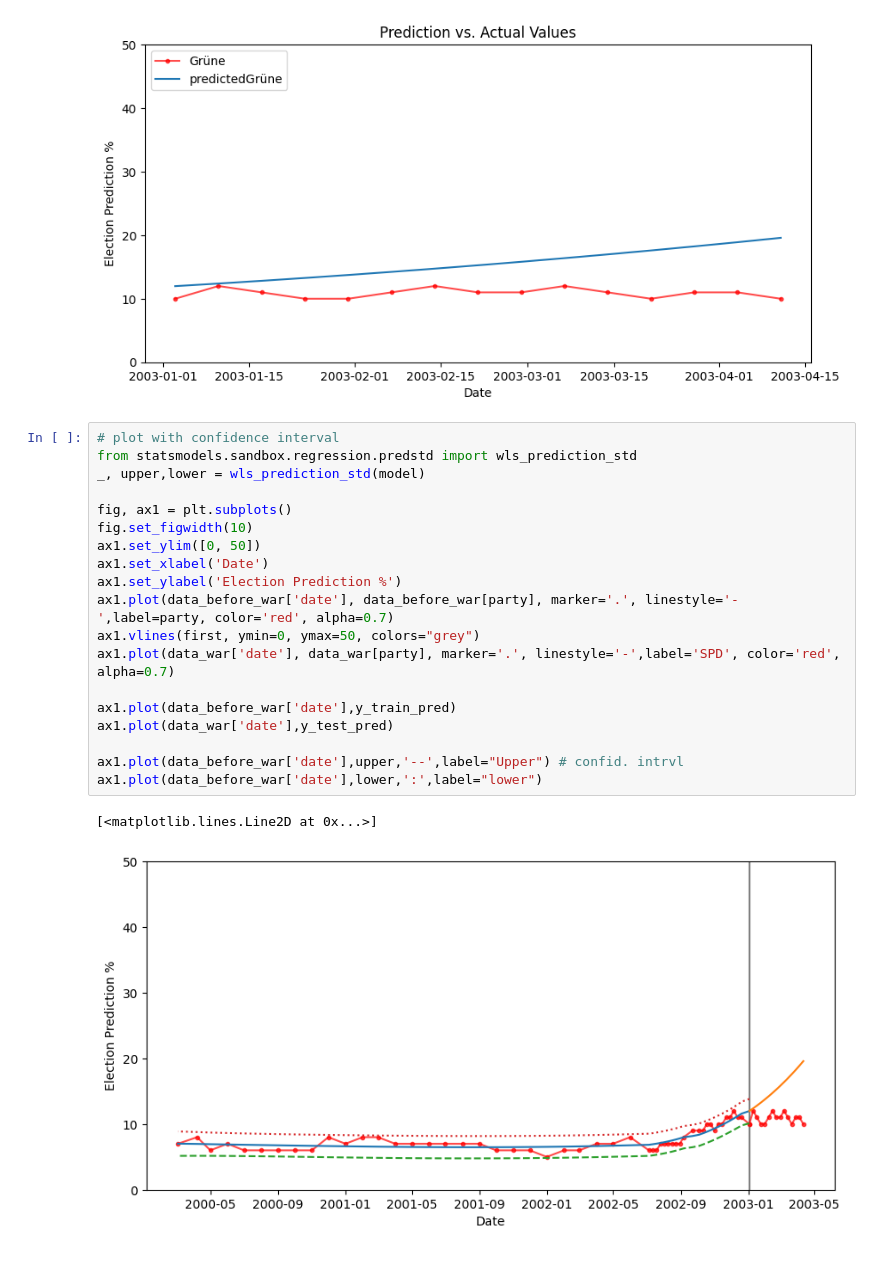
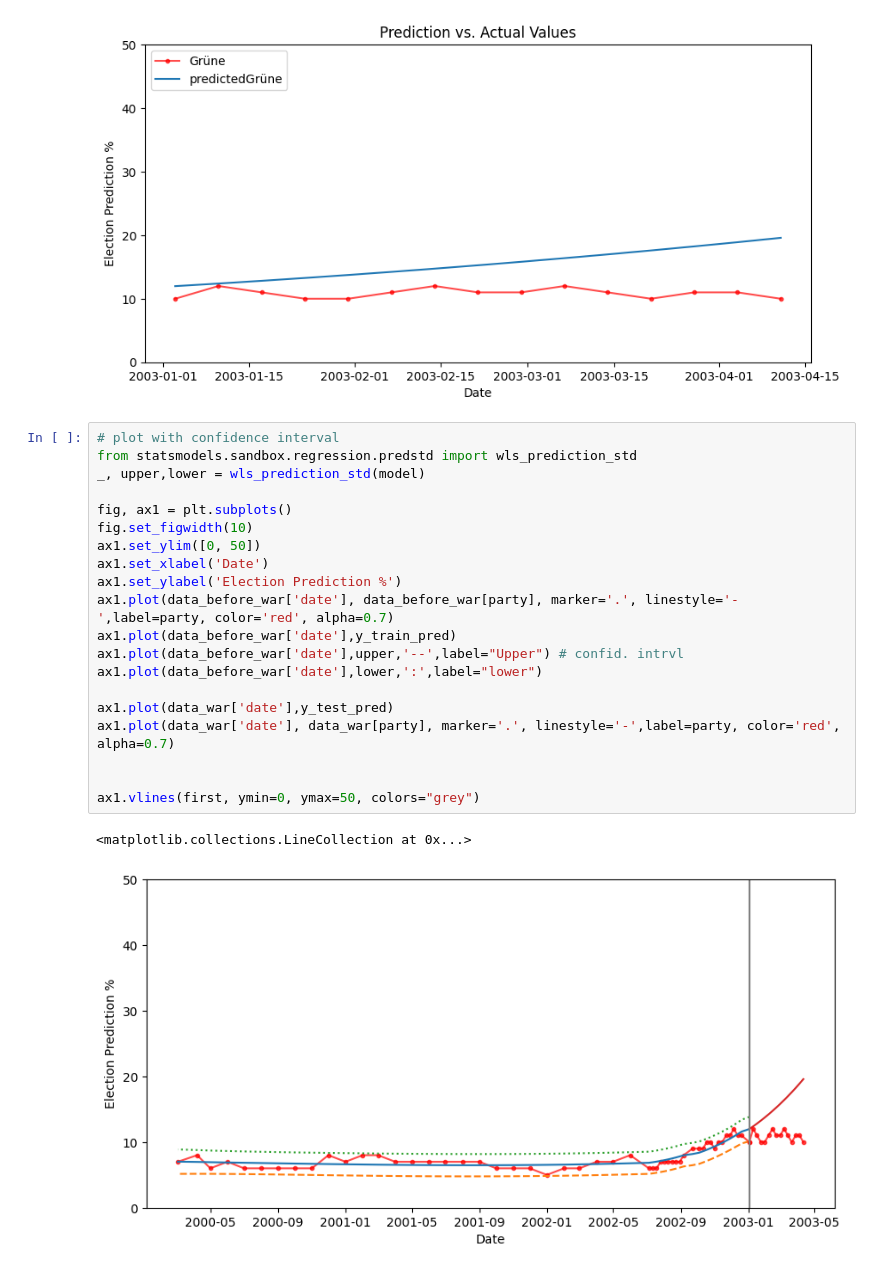
Before and after one commit to schokoblume/Data-Literacy, a Jupyter notebook: Exploration/Regression_with_Confidence_Interval.ipynb, the cells around one changed output. Cells and saved outputs as stored; diff of their text form.

```diff
--- a/Analysis/Regression_with_Confidence_Interval.ipynb
+++ b/Exploration/Regression_with_Confidence_Interval.ipynb
@@ -107,22 +106,23 @@ ax1.legend(loc='upper left')
 # %%
 # plot with confidence interval
 from statsmodels.sandbox.regression.predstd import wls_prediction_std
 _, upper,lower = wls_prediction_std(model)
 
 fig, ax1 = plt.subplots()
 fig.set_figwidth(10)
 ax1.set_ylim([0, 50])
 ax1.set_xlabel('Date')
 ax1.set_ylabel('Election Prediction %')
 ax1.plot(data_before_war['date'], data_before_war[party], marker='.', linestyle='-',label=party, color='red', alpha=0.7)
-ax1.vlines(first, ymin=0, ymax=50, colors="grey")
-ax1.plot(data_war['date'], data_war[party], marker='.', linestyle='-',label='SPD', color='red', alpha=0.7)
-
 ax1.plot(data_before_war['date'],y_train_pred)
-ax1.plot(data_war['date'],y_test_pred)
-
 ax1.plot(data_before_war['date'],upper,'--',label="Upper") # confid. intrvl
 ax1.plot(data_before_war['date'],lower,':',label="lower")
+
+ax1.plot(data_war['date'],y_test_pred)
+ax1.plot(data_war['date'], data_war[party], marker='.', linestyle='-',label=party, color='red', alpha=0.7)
+
+
+ax1.vlines(first, ymin=0, ymax=50, colors="grey")
 # %% [output]
-[<matplotlib.lines.Line2D at 0x...>]
+<matplotlib.collections.LineCollection at 0x...>
-[figure, old version]
+[figure, new version]
```
Also changed, not shown: parts of 5 cells of this notebook, 1 other file.
